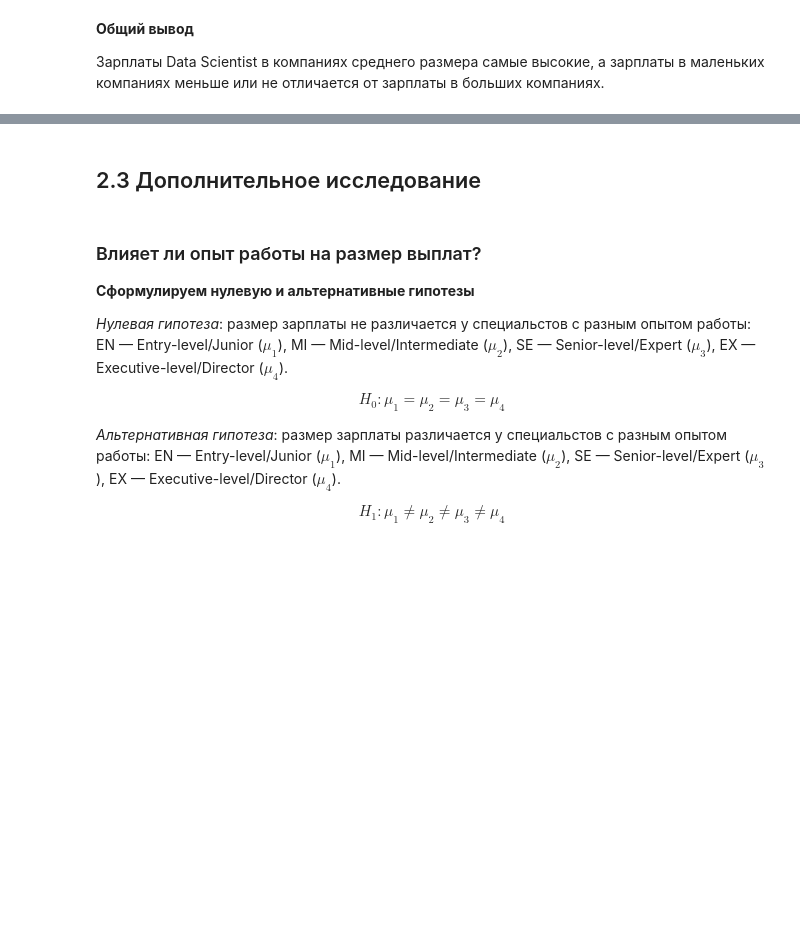
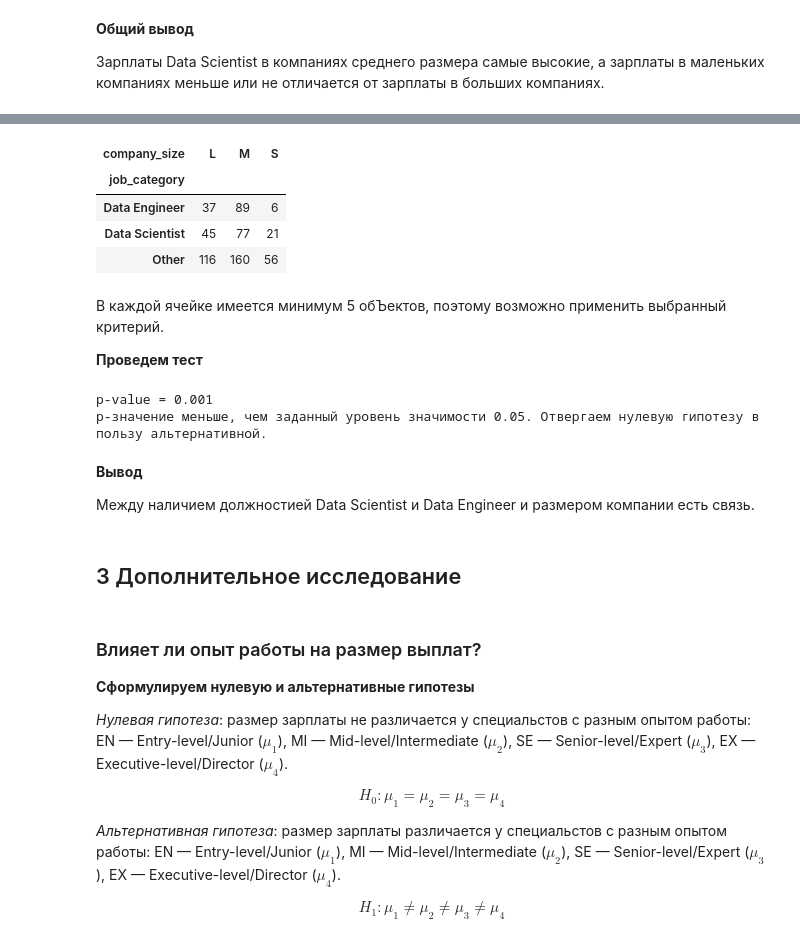
Before and after one commit to Natalia-Kuvshinnikova/data_cleaning, a Jupyter notebook: eda-4/HW-02.ipynb, the cells around one changed output, grey strips where cells are left out. Saved outputs shown, nothing was run; the diff lists cells and outputs as text; code cells hidden in the pictures; blank space fills up the shorter version.

```diff
--- a/eda-4/HW-02.ipynb
+++ b/eda-4/HW-02.ipynb
@@ -900,5 +906,34 @@ $$ H_1 : $$
+# %%
+DS_DE_df = data[['company_size', 'job_title']].copy()
+DS_DE_df['job_category'] = DS_DE_df['job_title'].apply(
+    lambda x: x if x == 'Data Scientist' or x == 'Data Engineer' else 'Other'
+    )
+DS_DE_df['count'] = 1
+# составляем таблицу сопряжённости
+cross_table = pd.crosstab(DS_DE_df['job_category'], DS_DE_df['company_size'])
+display(cross_table)
+# %% [output]
+| company_size | L | M | S |
+| job_category |  |  |  |
+| Data Engineer | 37 | 89 | 6 |
+| Data Scientist | 45 | 77 | 21 |
+| Other | 116 | 160 | 56 |
+# %% [markdown]
+В каждой ячейке имеется минимум 5 обЪектов, поэтому возможно применить  выбранный критерий.
+
+**Проведем тест**
+# %%
+_, p, _, _ = stats.chi2_contingency(cross_table)
+decision_hypothesis(p)
+# %% [output]
+p-value = 0.001
+p-значение меньше, чем заданный уровень значимости 0.05. Отвергаем нулевую гипотезу в пользу альтернативной.
+# %% [markdown]
+**Вывод**
+
+Между наличием должностией Data Scientist и Data Engineer и размером компании есть связь.
 # %% [markdown]
-## 2.3 Дополнительное исследование
+## 3 Дополнительное исследование
 # %% [markdown]
 ### Влияет ли опыт работы на размер выплат?
 
```
Also changed, not shown: parts of 3 cells of this notebook.
